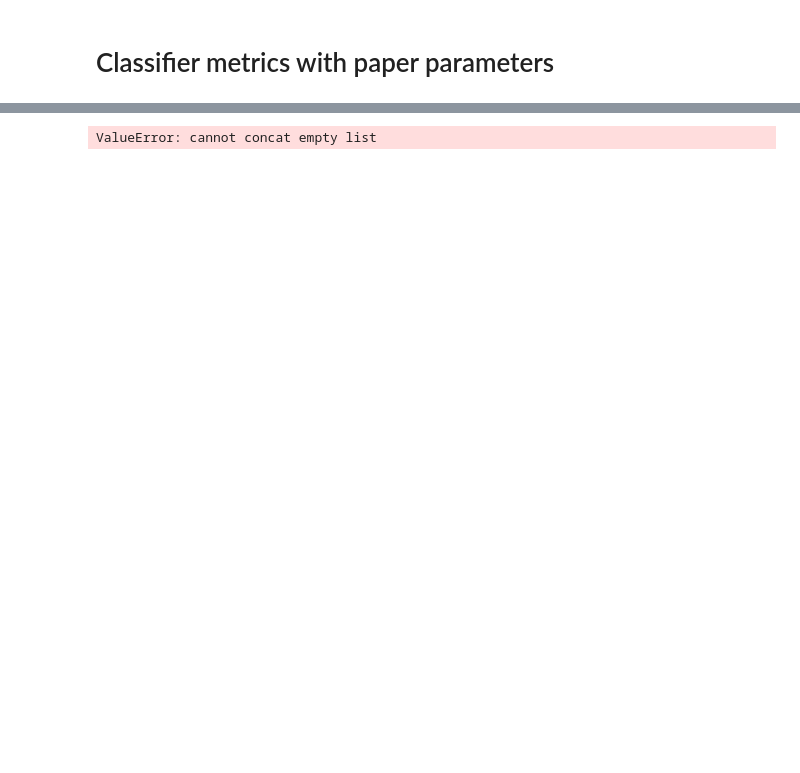
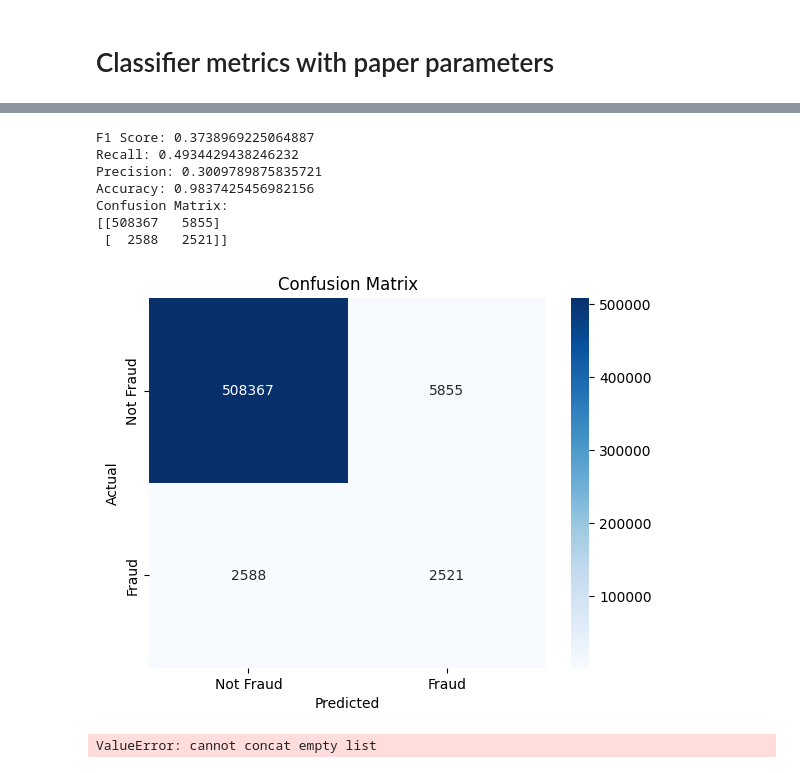
Before and after one commit to FaramirHurin/RL_Attack_September24, a Jupyter notebook: src/classifier-metrics.ipynb, the cells around one changed output, grey strips where cells are left out. Saved outputs shown, nothing was run; the diff lists cells and outputs as text; code cells hidden in the pictures; blank space fills up the shorter version.

Commit message:
New metrics computed

```diff
--- a/src/classifier-metrics.ipynb
+++ b/src/classifier-metrics.ipynb
@@ -84,3 +105,36 @@ Confusion Matrix:
+# %%
+from sklearn.metrics import f1_score, recall_score, precision_score, accuracy_score, confusion_matrix
+import matplotlib.pyplot as plt
+import seaborn as sns
+classifier.use_anomaly=False
+predicted = banksys.clf.predict(test_x, true_labels=test_y, t=banksys.attack_start) #  classifier.current_time)
+
+f1 = f1_score(test_y, predicted)
+recall = recall_score(test_y, predicted)
+precision = precision_score(test_y, predicted)
+accuracy = accuracy_score(test_y, predicted)
+confusion = confusion_matrix(test_y, predicted)
+print(f"F1 Score: {f1}")
+print(f"Recall: {recall}")
+print(f"Precision: {precision}")
+print(f"Accuracy: {accuracy}")
+print("Confusion Matrix:")
+print(confusion)
+
+sns.heatmap(confusion, annot=True, fmt="d", cmap="Blues", xticklabels=["Not Fraud", "Fraud"], yticklabels=["Not Fraud", "Fraud"])
+plt.xlabel("Predicted")
+plt.ylabel("Actual")
+plt.title("Confusion Matrix")
+plt.show()
+# %% [output]
+F1 Score: 0.3738969225064887
+Recall: 0.4934429438246232
+Precision: 0.3009789875835721
+Accuracy: 0.9837425456982156
+Confusion Matrix:
+[[508367   5855]
+ [  2588   2521]]
+[figure, added]
 # %%
 import numpy as np
 from datetime import timedelta
```
Also changed, not shown: parts of 8 cells of this notebook.
